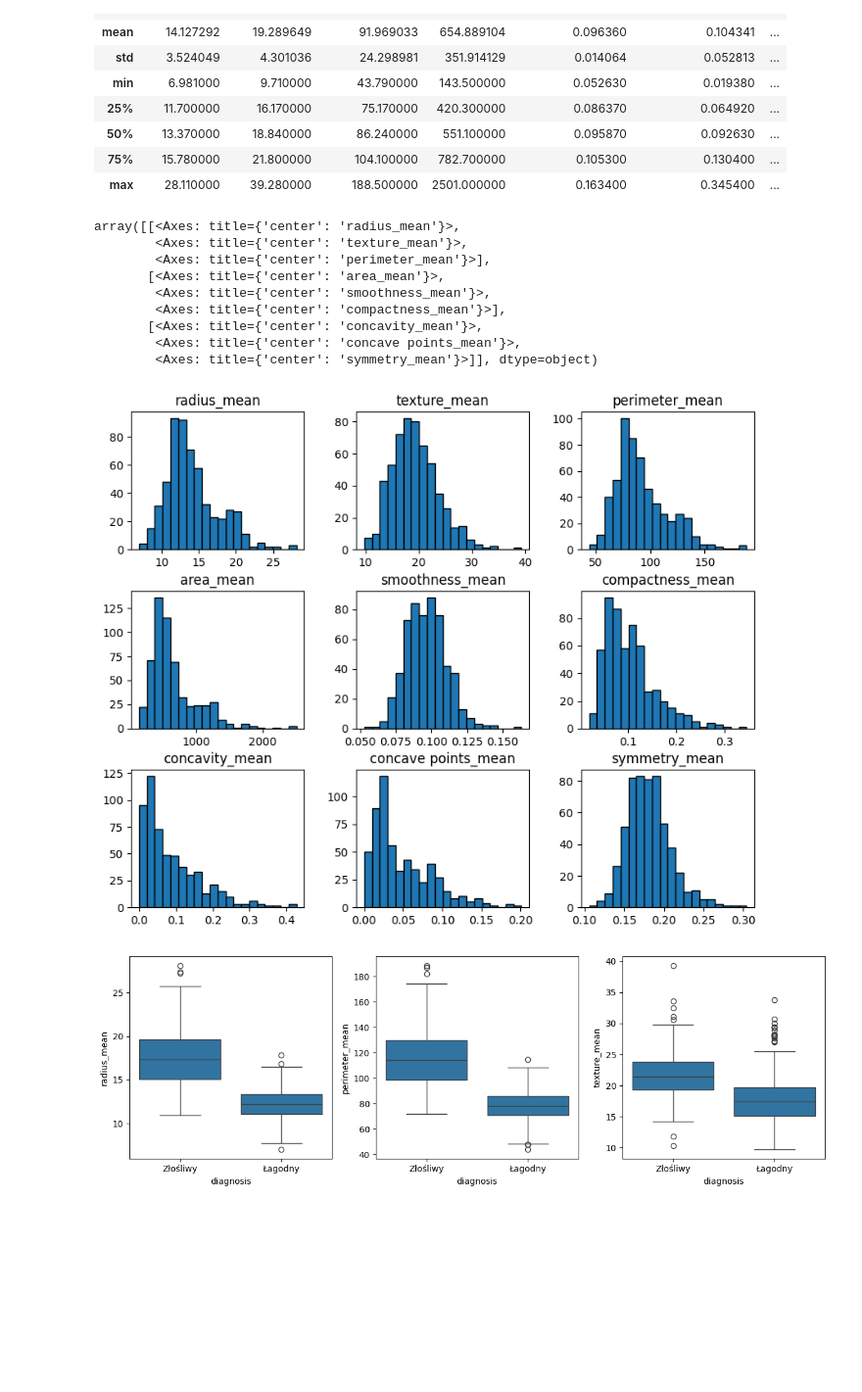
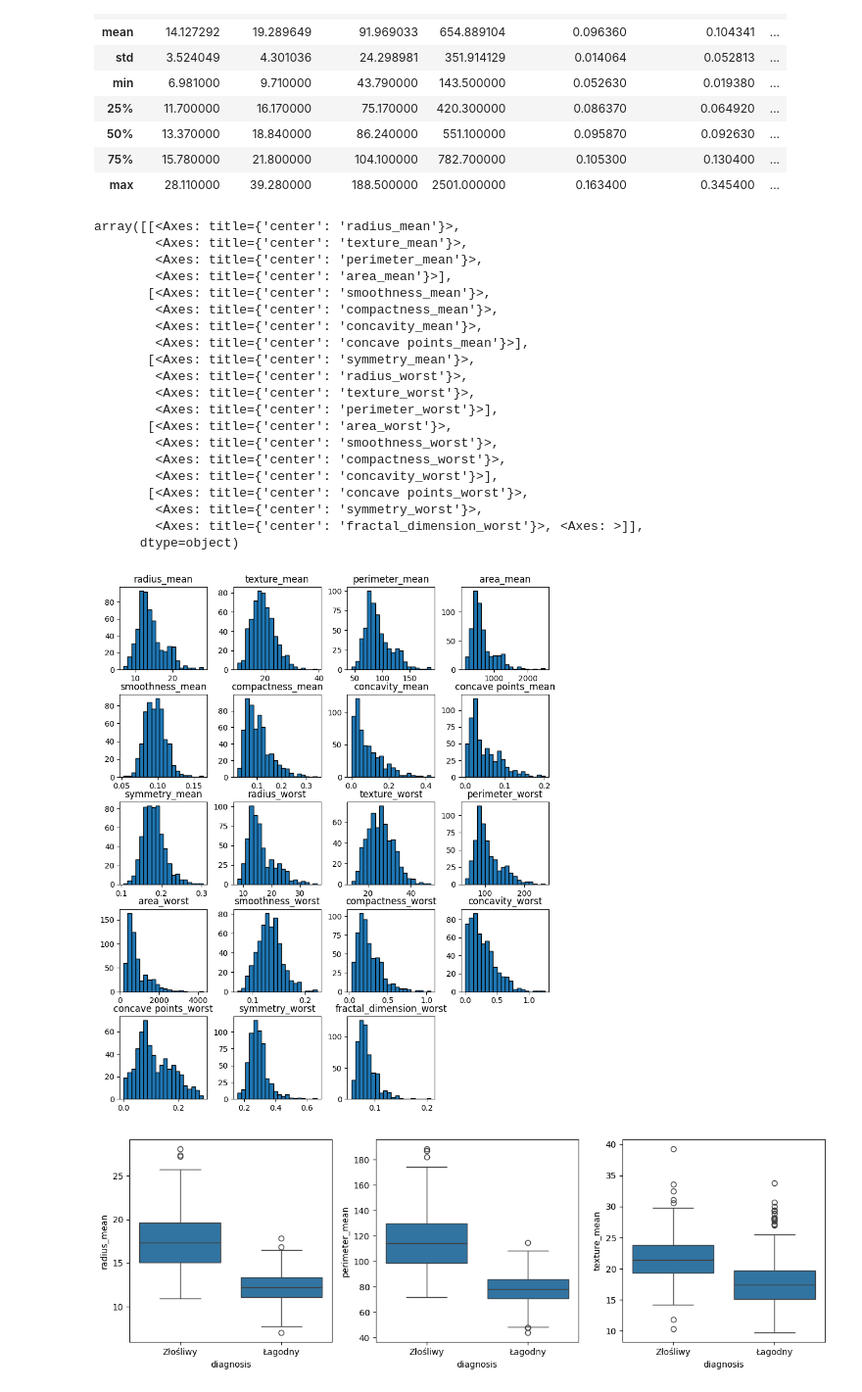
Before and after one commit to grzechu420/AI-P3, a Jupyter notebook: p4.ipynb, the cells around one changed output. Shown at 98% size. Saved outputs shown, nothing was run; the diff lists cells and outputs as text; code cells hidden in the pictures; blank space fills up the shorter version.

```diff
--- a/p4.ipynb
+++ b/p4.ipynb
@@ -74,7 +84,7 @@ dtypes: float64(30), int64(1), object(1)
 memory usage: 142.4+ KB
 # %%
 # Usunięcie zbędnych kolumn
-dataset = dataset.drop(columns=['id','radius_worst','texture_worst','perimeter_worst','area_worst','smoothness_worst','compactness_worst','concavity_worst','concave points_worst','symmetry_worst','fractal_dimension_worst'])
+dataset = dataset.drop(columns=['id'])
 dataset = dataset.drop(columns=['radius_se','texture_se','perimeter_se','area_se','smoothness_se','compactness_se','concavity_se','concave points_se','symmetry_se','fractal_dimension_se'])
 dataset = dataset.drop(columns=['fractal_dimension_mean'])
 dataset.info()
@@ -163,18 +173,29 @@ x.describe()
 | max | 28.110000 | 39.280000 | 188.500000 | 2501.000000 | 0.163400 | 0.345400 | ... |
 # %%
 # Histogramy zmiennych niezależnych
-x.hist(figsize=(10,8), bins=20, edgecolor='black', grid=False)
+x.hist(figsize=(10,12), bins=20, edgecolor='black', grid=False)
 # %% [output]
 array([[<Axes: title={'center': 'radius_mean'}>,
         <Axes: title={'center': 'texture_mean'}>,
-        <Axes: title={'center': 'perimeter_mean'}>],
-       [<Axes: title={'center': 'area_mean'}>,
-        <Axes: title={'center': 'smoothness_mean'}>,
-        <Axes: title={'center': 'compactness_mean'}>],
-       [<Axes: title={'center': 'concavity_mean'}>,
-        <Axes: title={'center': 'concave points_mean'}>,
-        <Axes: title={'center': 'symmetry_mean'}>]], dtype=object)
+        <Axes: title={'center': 'perimeter_mean'}>,
+        <Axes: title={'center': 'area_mean'}>],
+       [<Axes: title={'center': 'smoothness_mean'}>,
+        <Axes: title={'center': 'compactness_mean'}>,
+        <Axes: title={'center': 'concavity_mean'}>,
+        <Axes: title={'center': 'concave points_mean'}>],
+       [<Axes: title={'center': 'symmetry_mean'}>,
+        <Axes: title={'center': 'radius_worst'}>,
+        <Axes: title={'center': 'texture_worst'}>,
+        <Axes: title={'center': 'perimeter_worst'}>],
+       [<Axes: title={'center': 'area_worst'}>,
+        <Axes: title={'center': 'smoothness_worst'}>,
+        <Axes: title={'center': 'compactness_worst'}>,
+        <Axes: title={'center': 'concavity_worst'}>],
+       [<Axes: title={'center': 'concave points_worst'}>,
+        <Axes: title={'center': 'symmetry_worst'}>,
+        <Axes: title={'center': 'fractal_dimension_worst'}>, <Axes: >]],
+      dtype=object)
-[figure, old version]
+[figure, new version]
 # %%
 # Analiza BOXPLOT
 
```
Also changed, not shown: parts of 7 cells of this notebook.
